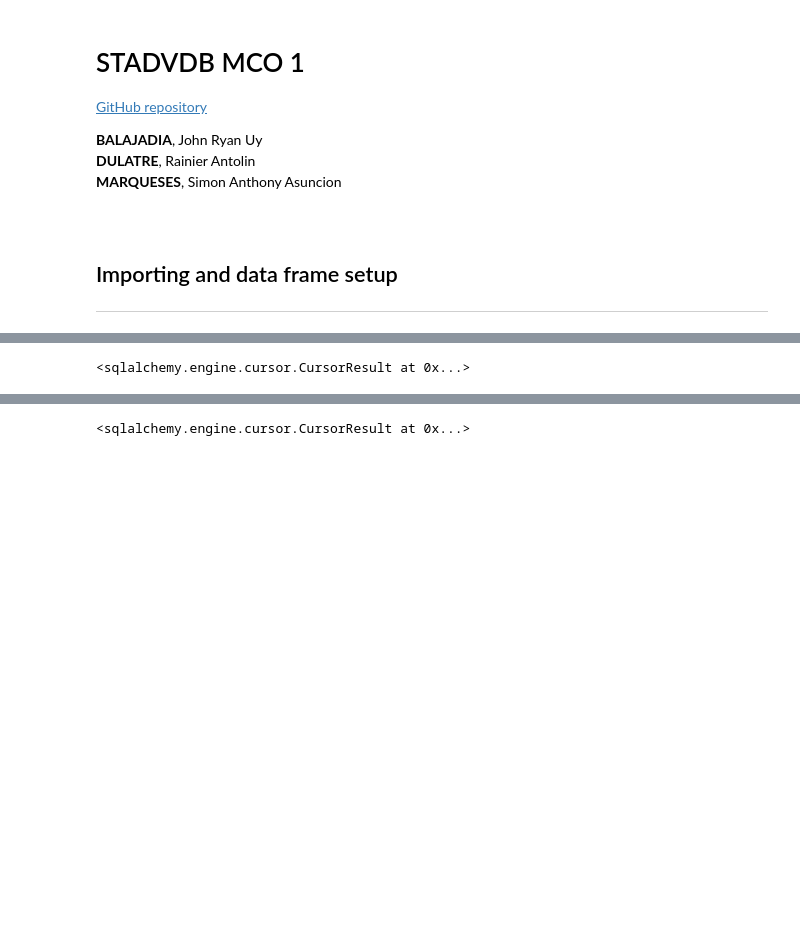
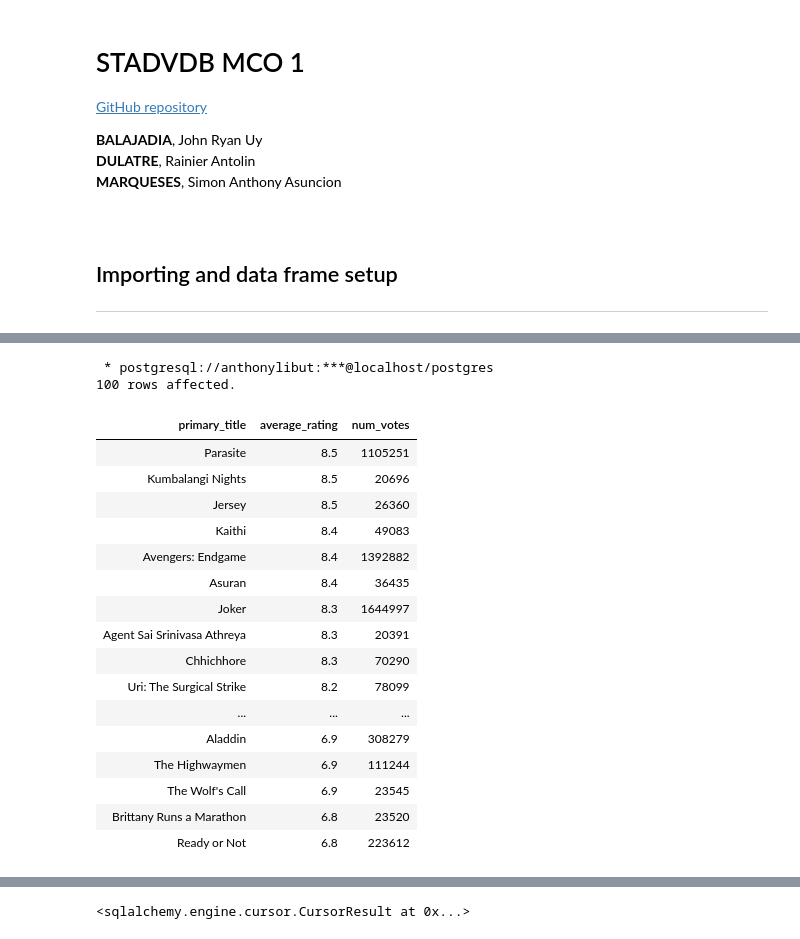
Before and after one commit to 420Rain/STADVDB_MCO1, a Jupyter notebook: notebooks/olap_report.ipynb, the cells around one changed output, grey strips where cells are left out. Saved outputs shown, nothing was run; the diff lists cells and outputs as text; code cells hidden in the pictures; blank space fills up the shorter version.

Commit message:
Results of olap ops.

```diff
--- a/notebooks/olap_report.ipynb
+++ b/notebooks/olap_report.ipynb
@@ -35,7 +38,38 @@ import olap_queries as oq
 
 queries = oq.OLAP(engine)
 # %%
-queries.query_1()
+%%sql
+SELECT dt.primary_title,
+  ftr.average_rating,
+  ftr.num_votes
+  FROM dw_schema.fact_title_ratings AS ftr
+  JOIN dw_schema.dim_title AS dt
+  ON ftr.title_key = dt.title_key
+  JOIN dw_schema.dim_date AS dd
+  ON ftr.date_key = dd.date_key
+  WHERE ftr.num_votes > 20000
+      AND dt.start_year = 2019
+      AND dt.title_type = 'movie'
+  ORDER BY ftr.average_rating DESC
+  LIMIT 100;
 # %% [output]
-<sqlalchemy.engine.cursor.CursorResult at 0x...>
+ * postgresql://anthonylibut:***@localhost/postgres
+100 rows affected.
+| primary_title | average_rating | num_votes |
+| Parasite | 8.5 | 1105251 |
+| Kumbalangi Nights | 8.5 | 20696 |
+| Jersey | 8.5 | 26360 |
+| Kaithi | 8.4 | 49083 |
+| Avengers: Endgame | 8.4 | 1392882 |
+| Asuran | 8.4 | 36435 |
+| Joker | 8.3 | 1644997 |
+| Agent Sai Srinivasa Athreya | 8.3 | 20391 |
+| Chhichhore | 8.3 | 70290 |
+| Uri: The Surgical Strike | 8.2 | 78099 |
+| ... | ... | ... |
+| Aladdin | 6.9 | 308279 |
+| The Highwaymen | 6.9 | 111244 |
+| The Wolf's Call | 6.9 | 23545 |
+| Brittany Runs a Marathon | 6.8 | 23520 |
+| Ready or Not | 6.8 | 223612 |
 # %%
```
Also changed, not shown: parts of 15 cells of this notebook.
